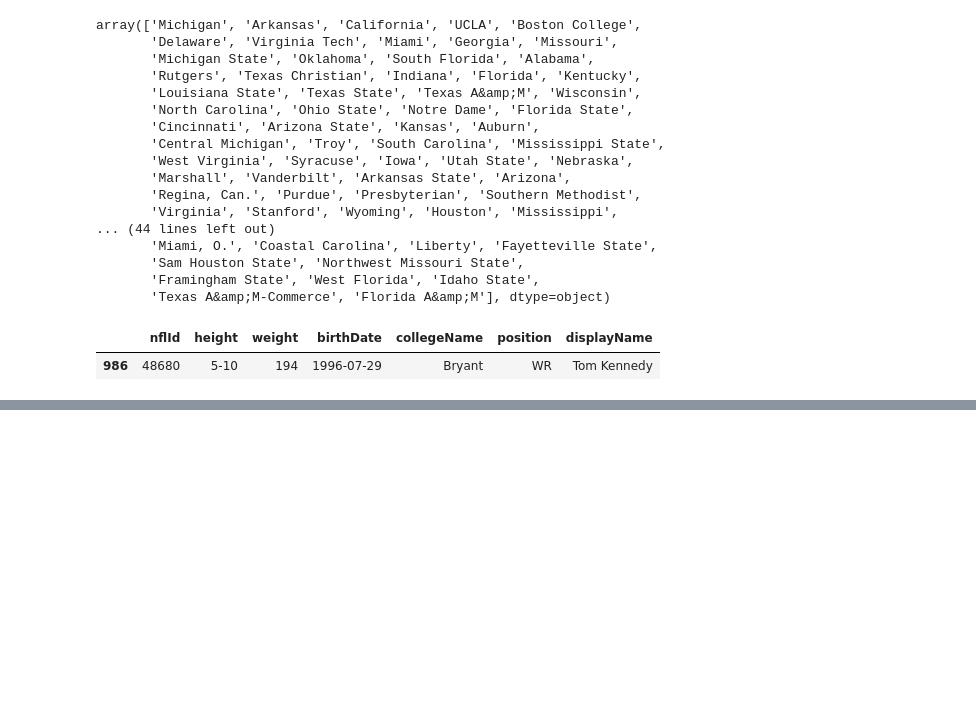
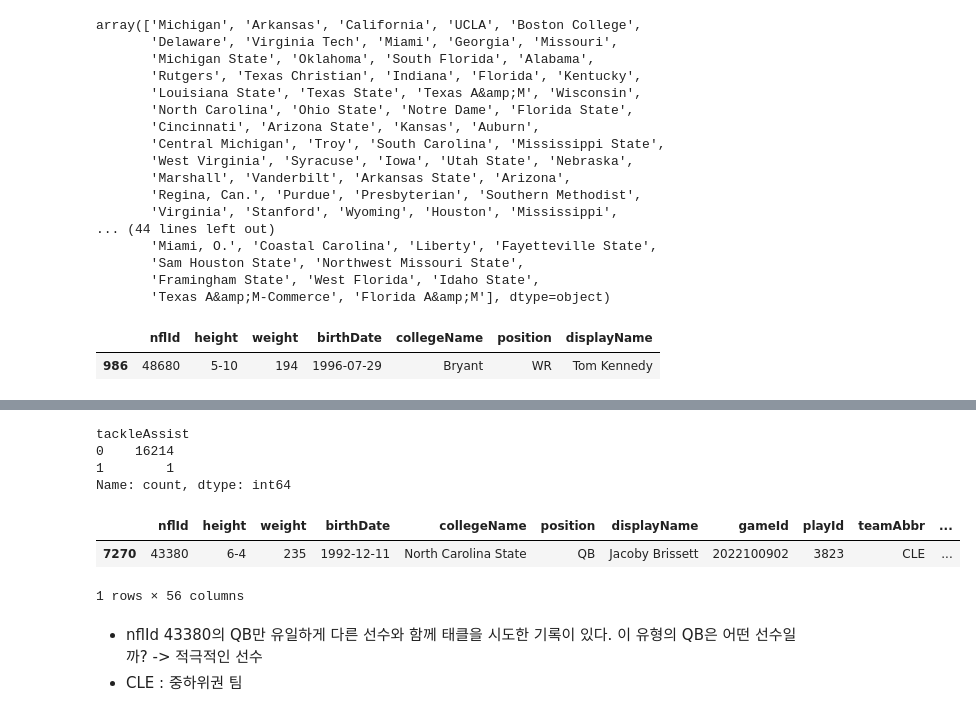
Before and after one commit to kogi31/kaggle, a Jupyter notebook: nfl-big-data-bowl-2025.ipynb, the cells around one changed output, grey strips where cells are left out. Drawn from its saved outputs; the diff is of its cells as text; code cells hidden in the pictures; blank space fills up the shorter version.

```diff
--- a/nfl-big-data-bowl-2025.ipynb
+++ b/nfl-big-data-bowl-2025.ipynb
@@ -539,0 +585,17 @@ college_data['Bryant']
+# %%
+QB_play['tackleAssist'].value_counts()
+# %% [output]
+tackleAssist
+0    16214
+1        1
+Name: count, dtype: int64
+# %%
+# 선수가 다른 선수와 함께 태클을 했는지의 여부 '예'
+QB_play[QB_play['tackleAssist'] == 1]
+# %% [output]
+|  | nflId | height | weight | birthDate | collegeName | position | displayName | gameId | playId | teamAbbr | ... |
+| 7270 | 43380 | 6-4 | 235 | 1992-12-11 | North Carolina State | QB | Jacoby Brissett | 2022100902 | 3823 | CLE | ... |
+1 rows × 56 columns
+# %% [markdown]
+- nflId 43380의 QB만 유일하게 다른 선수와 함께 태클을 시도한 기록이 있다. 이 유형의 QB은 어떤 선수일까? -> 적극적인 선수
+- CLE : 중하위권 팀
```
Also changed, not shown: parts of 11 cells of this notebook.
